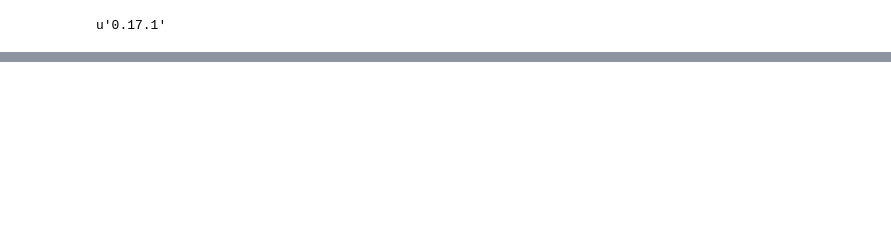
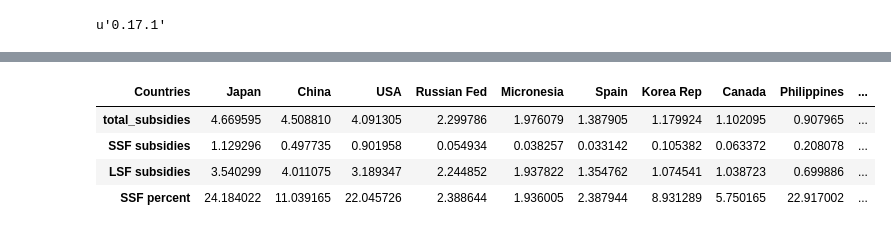
Before and after one commit to annaschu/subsidies, a Jupyter notebook: SSF subsidies capped.ipynb, the cells around one changed output, grey strips where cells are left out. Saved outputs shown, nothing was run; the diff lists cells and outputs as text; code cells hidden in the pictures; blank space fills up the shorter version.

```diff
--- a/SSF subsidies capped.ipynb
+++ b/SSF subsidies capped.ipynb
@@ -589,7 +797,7 @@ Europe
 
 Subsidies_countries = SSF_subsidies_estimates_assessed.groupby(['Countries']).sum()
 
-Subsidies_countries.sort_values(by=['total_subsidies'], ascending=False).reset_index()
+Subsidies_countries = Subsidies_countries.sort_values(by=['total_subsidies'], ascending=False)
 # %%
 Subsidies_countries_major = Subsidies_countries.loc[['Japan','China','USA','Russian Fed','Micronesia','Spain','Korea Rep','Canada','Philippines', 'Viet Nam'],['total_subsidies','SSF subsidies','LSF subsidies']]
 
@@ -617,3 +825,11 @@ Subsidies_countries_major['SSF percent']
+# %%
+Subsidies_countries_major.transpose()
+# %% [output]
+| Countries | Japan | China | USA | Russian Fed | Micronesia | Spain | Korea Rep | Canada | Philippines | ... |
+| total_subsidies | 4.669595 | 4.508810 | 4.091305 | 2.299786 | 1.976079 | 1.387905 | 1.179924 | 1.102095 | 0.907965 | ... |
+| SSF subsidies | 1.129296 | 0.497735 | 0.901958 | 0.054934 | 0.038257 | 0.033142 | 0.105382 | 0.063372 | 0.208078 | ... |
+| LSF subsidies | 3.540299 | 4.011075 | 3.189347 | 2.244852 | 1.937822 | 1.354762 | 1.074541 | 1.038723 | 0.699886 | ... |
+| SSF percent | 24.184022 | 11.039165 | 22.045726 | 2.388644 | 1.936005 | 2.387944 | 8.931289 | 5.750165 | 22.917002 | ... |
 # %%
 #  work with SSF_subsidies
 #  organize data by data group which is 1,2 or 3 and have frequencies per subytype of all assessed subsidies data
```
Also changed, not shown: parts of 39 cells of this notebook, 15 other files.
